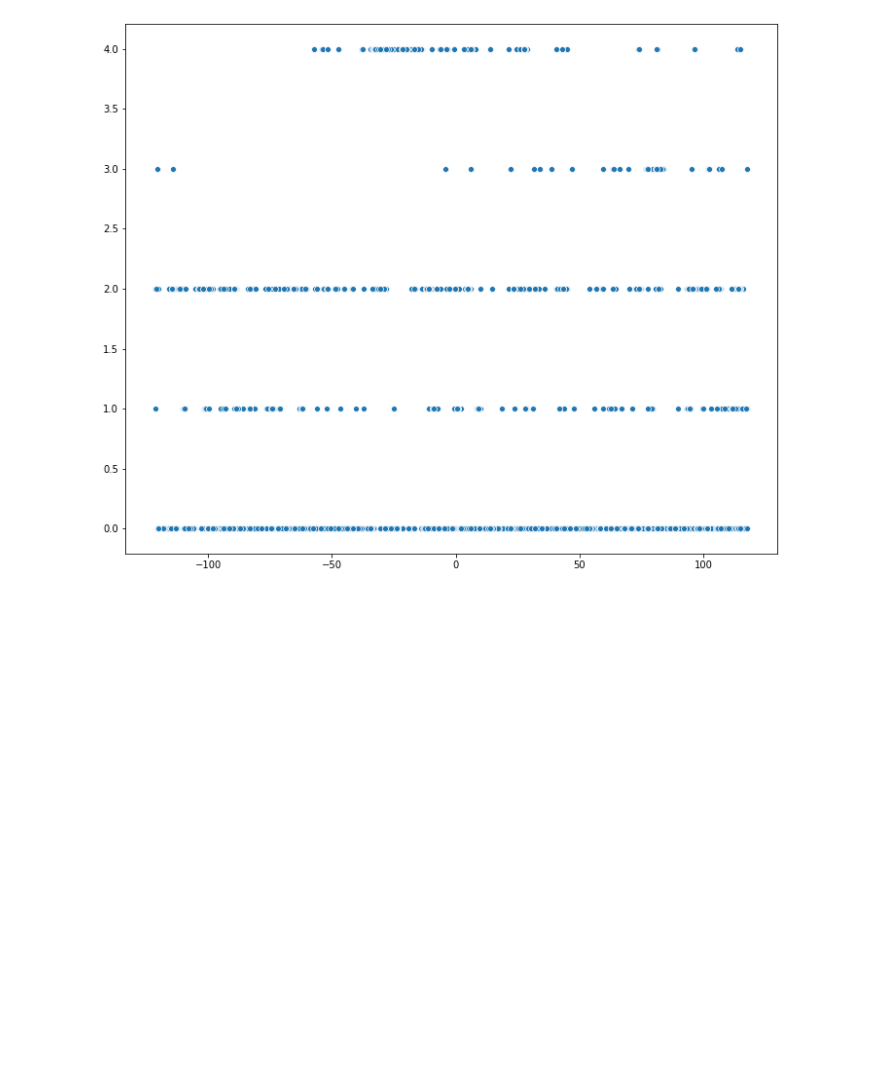
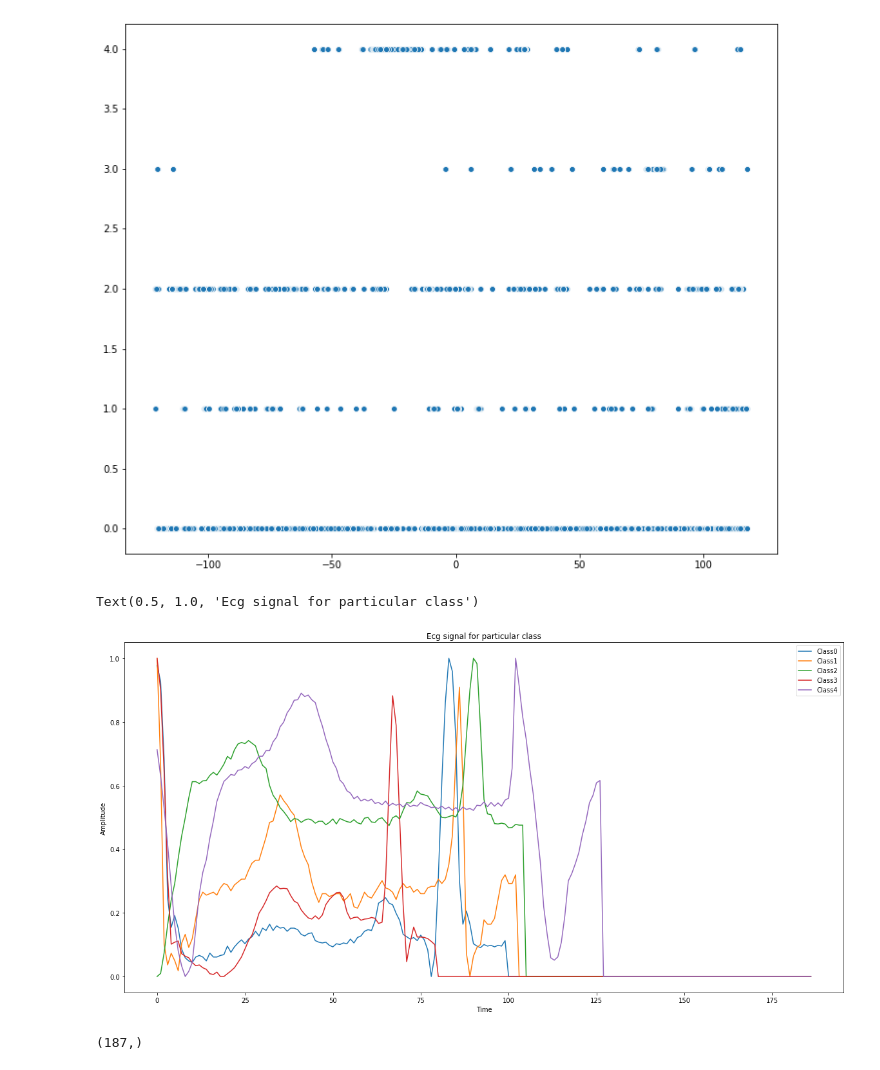
Before and after one commit to i-ces/profiling-ecg, a Jupyter notebook: codecamp.ipynb, the cells around one changed output. Saved outputs shown, nothing was run; the diff lists cells and outputs as text; code cells hidden in the pictures; blank space fills up the shorter version.

```diff
--- a/codecamp.ipynb
+++ b/codecamp.ipynb
@@ -180,3 +176,26 @@ sns.scatterplot(Final_X,y_reduce)
 # %% [output]
 <matplotlib.axes._subplots.AxesSubplot at 0x...>
 [figure]
+# %%
+# storing the indices of the labels
+index0=np.argwhere(y==0).flatten()#flattering the array obtained from argwhere
+index1=np.argwhere(y==1).flatten()
+index2=np.argwhere(y==2).flatten()
+index3=np.argwhere(y==3).flatten()
+index4=np.argwhere(y==4).flatten()
+# %%
+#plotting the classes of arrhythmia
+plt.figure(figsize=(20,10))
+x=np.arange(187)
+plt.plot(X[index0][0],label='Class0')
+plt.plot(X[index1][0],label='Class1')
+plt.plot(X[index2][0],label='Class2')
+plt.plot(X[index3][0],label='Class3')
+plt.plot(X[index4][0],label='Class4')
+plt.legend()
+plt.xlabel('Time')
+plt.ylabel('Amplitude')
+plt.title('Ecg signal for particular class')
+# %% [output]
+Text(0.5, 1.0, 'Ecg signal for particular class')
+[figure, added]
@@ -182,0 +215,4 @@ sns.scatterplot(Final_X,y_reduce)
+# %%
+stretch(X[0]).shape
+# %% [output]
+(187,)
```
Also changed, not shown: parts of 4 cells of this notebook.
